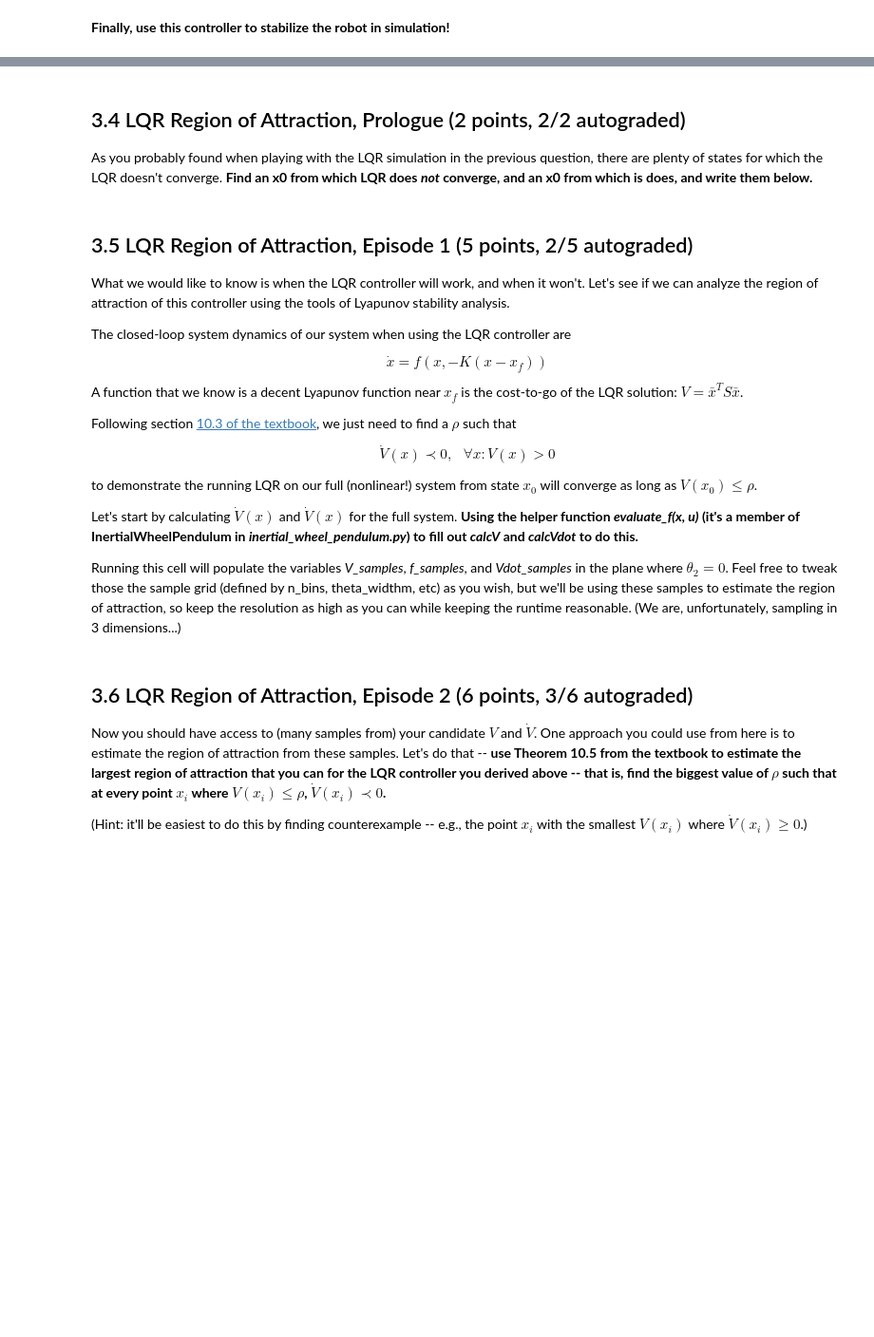
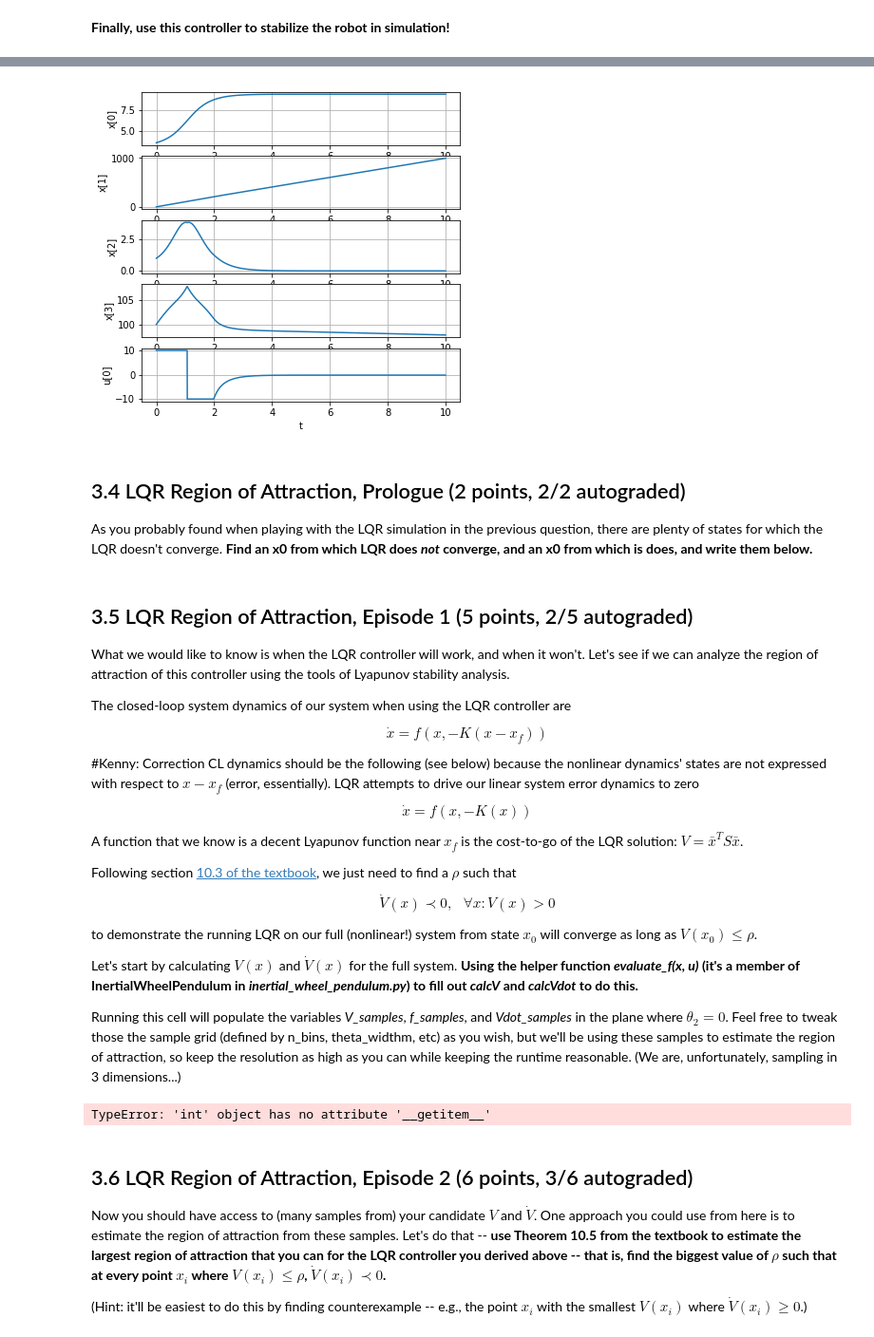
Before and after one commit to Kchour/underactuated-robotics, a Jupyter notebook: PS/set_3/set_3.ipynb, the cells around one changed output, grey strips where cells are left out. Shown at 95% size. Saved outputs shown, nothing was run; the diff lists cells and outputs as text; code cells hidden in the pictures; blank space fills up the shorter version.

```diff
--- a/PS/set_3/set_3.ipynb
+++ b/PS/set_3/set_3.ipynb
@@ -591,7 +681,19 @@ def lqr_controller(x):
     # between -input_max and input_max.
     # Remember to wrap the angular values back to
     # [-pi, pi].
-    u = np.zeros((1, 1))
+    #u = np.zeros((1, 1))
+    def angle_wrap(val):
+        val += np.pi
+        val = math.fmod(x[0],2*np.pi)
+        if val < 0.:
+            val += 2*np.pi
+        val -= np.pi
+        return val
+
+    x[0] = angle_wrap(x[0])
+    x[1] = angle_wrap(x[1])
+
+
     global xf, uf, K
 
     '''
@@ -599,12 +701,16 @@ def lqr_controller(x):
     to use your computed LQR controller (i.e. gain matrix
     K) to stabilize the robot by setting u appropriately.
     '''
-
+    u = -K.dot(x)
+    if u > input_max:
+        u = input_max
+    elif u < -input_max:
+        u = -input_max
     return u
 
 # Run forward simulation from the specified initial condition
-duration = 2.
-x0 = [3, 0.0, 0.0, 5.0]
+duration = 10.
+x0 = [math.pi+0.5, 0.0, 1, 100]
 input_log, state_log = \
     RunSimulation(pendulum_plant,
               lqr_controller,
@@ -630,3 +736,4 @@ viz = InertialWheelPendulumVisualizer(pendulum_plant)
 ani = viz.animate(input_log, state_log, 30, repeat=True)
 plt.close(viz.fig)
 HTML(ani.to_html5_video())
+# %% [output]
@@ -633,3 +741,4 @@ HTML(ani.to_html5_video())
+[figure, added]
 # %% [markdown]
 ## 3.4 LQR Region of Attraction, Prologue (2 points, 2/2 autograded)
 
@@ -650,6 +759,10 @@ What we would like to know is when the LQR controller will work, and when it won
 The closed-loop system dynamics of our system when using the LQR controller are
 
 $$ \dot{x} = f(x, -K(x-x_f)) $$
+
+#Kenny: Correction CL dynamics should be the following (see below) because the nonlinear dynamics' states are not expressed with respect to $x-x_f$ (error, essentially). LQR attempts to drive our linear system error dynamics to zero
+
+$$ \dot{x} = f(x, -K(x)) $$
 
 A function that we know is a decent Lyapunov function near $x_f$ is the cost-to-go of the LQR solution: $V = \bar{x}^T S \bar{x}$.
 
@@ -661,7 +774,7 @@ $$
 
 to demonstrate the running LQR on our full (nonlinear!) system from state $x_0$ will converge as long as $V(x_0) \leq \rho$.
 
-Let's start by calculating $\dot{V}(x)$ and $\dot{V}(x)$ for the full system. **Using the helper function *evaluate_f(x, u)* (it's a member of InertialWheelPendulum in *inertial_wheel_pendulum.py*) to fill out *calcV* and *calcVdot* to do this.**
+Let's start by calculating ${V}(x)$ and $\dot{V}(x)$ for the full system. **Using the helper function *evaluate_f(x, u)* (it's a member of InertialWheelPendulum in *inertial_wheel_pendulum.py*) to fill out *calcV* and *calcVdot* to do this.**
 
 Running this cell will populate the variables *V_samples*, *f_samples*, and *Vdot_samples* in the plane where $\theta_2 = 0$. Feel free to tweak those the sample grid (defined by n_bins, theta_widthm, etc) as you wish, but we'll be using these samples to estimate the region of attraction, so keep the resolution as high as you can while keeping the runtime reasonable. (We are, unfortunately, sampling in 3 dimensions...)
 # %%
@@ -679,7 +792,14 @@ def calcF(xn):
     this function to calculate the closed-loop
     system dynamics f(x) at the input point.
     '''
-    return np.zeros(4)
+    u = -K.dot(xn)
+    if u > input_max:
+        u = input_max
+    elif u < -input_max:
+        u = -input_max
+
+    xdot = pendulum_plant.evaluate_f(u, xn ,throw_when_limits_exceeded=True)
+    return xdot
 
 # Calculates V(xn)
 def calcV(xn):
@@ -691,8 +811,8 @@ def calcV(xn):
     this function to calculate V(x)
     at the input point.
     '''
-
-    return 0.
+    V = (xn-xf).T.dot(S).dot(xn-xf)
+    return V
 
 # Calculates \dot{V}(xn).
 def calcVdot(xn):
@@ -704,7 +824,7 @@ def calcVdot(xn):
     this function to calculate Vdot(x)
     at the input point.
     '''
-
+    Vdot = (xn.T.dot(S.T) + xn.T.dot(S)).dot(calcF(xn))
     return 0.
 
 start_time = time.time()
@@ -746,6 +866,8 @@ Vdot_samples = calc_over_array(calcVdot)
 
 elapsed = time.time() - start_time
 print "Computed %d x %d x %d sampling in %f seconds" % (n_bins, n_bins, n_bins_theta2d, elapsed)
+# %% [output]
+TypeError: 'int' object has no attribute '__getitem__'
 # %%
 # This cell plots the samples using color-coded plots.
 # Color coding:
```
Also changed, not shown: parts of 10 cells of this notebook, 1 other file.
